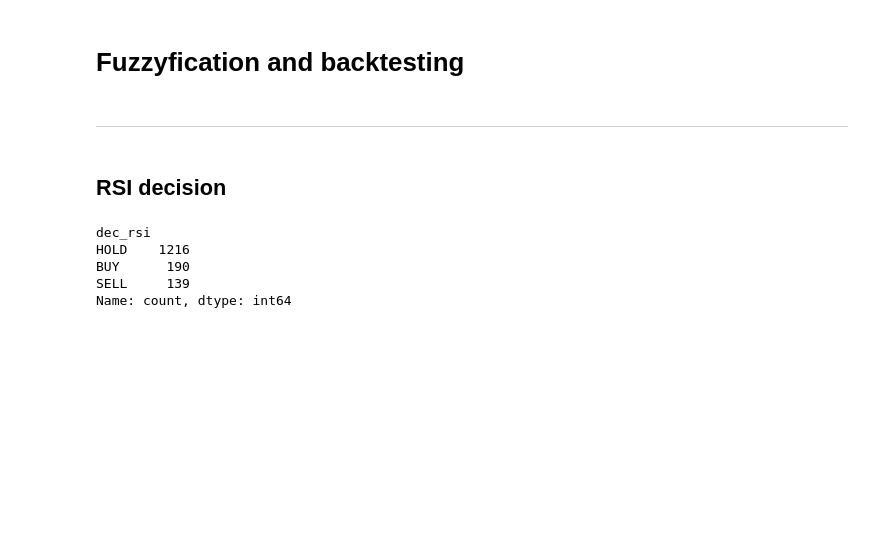
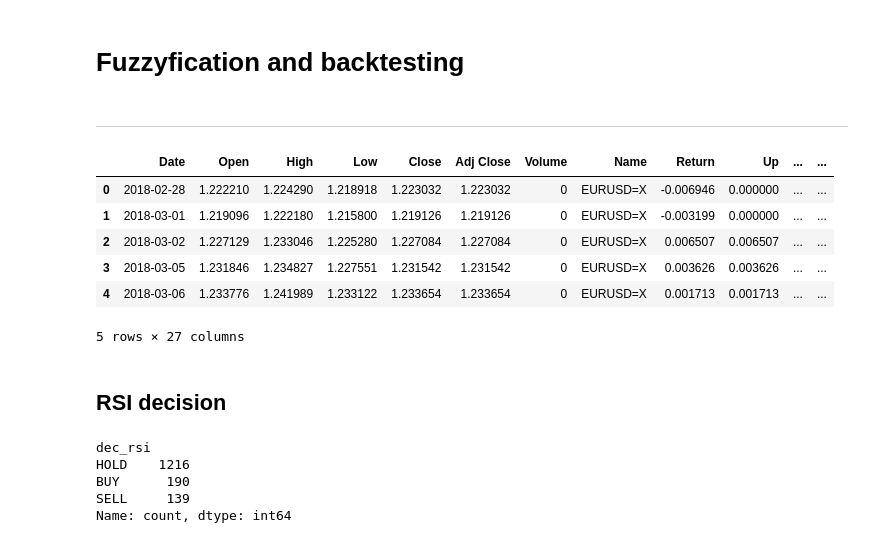
Before and after one commit to kkarolina71/praca_magisterska, a Jupyter notebook: EURUSD_d_fuzz_backtesting.ipynb, the cells around one changed output. Drawn from its saved outputs; the diff is of its cells as text; code cells hidden in the pictures; blank space fills up the shorter version.

```diff
--- a/EURUSD_d_fuzz_backtesting.ipynb
+++ b/EURUSD_d_fuzz_backtesting.ipynb
@@ -276,3 +299,13 @@ for name, group in grouped:
+# %%
+df.head()
+# %% [output]
+|  | Date | Open | High | Low | Close | Adj Close | Volume | Name | Return | Up | ... | ... |
+| 0 | 2018-02-28 | 1.222210 | 1.224290 | 1.218918 | 1.223032 | 1.223032 | 0 | EURUSD=X | -0.006946 | 0.000000 | ... | ... |
+| 1 | 2018-03-01 | 1.219096 | 1.222180 | 1.215800 | 1.219126 | 1.219126 | 0 | EURUSD=X | -0.003199 | 0.000000 | ... | ... |
+| 2 | 2018-03-02 | 1.227129 | 1.233046 | 1.225280 | 1.227084 | 1.227084 | 0 | EURUSD=X | 0.006507 | 0.006507 | ... | ... |
+| 3 | 2018-03-05 | 1.231846 | 1.234827 | 1.227551 | 1.231542 | 1.231542 | 0 | EURUSD=X | 0.003626 | 0.003626 | ... | ... |
+| 4 | 2018-03-06 | 1.233776 | 1.241989 | 1.233122 | 1.233654 | 1.233654 | 0 | EURUSD=X | 0.001713 | 0.001713 | ... | ... |
+5 rows × 27 columns
 # %% [markdown]
 ## RSI decision
 # %%
```
Also changed, not shown: parts of 43 cells of this notebook.
